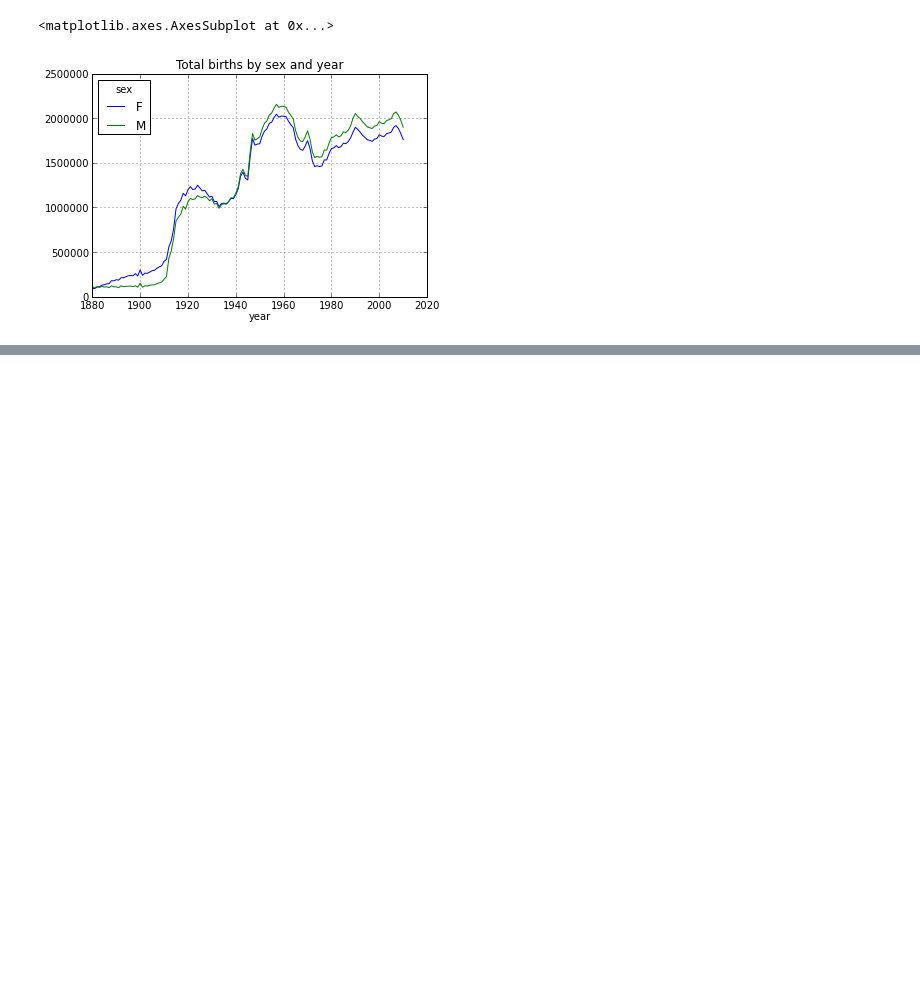
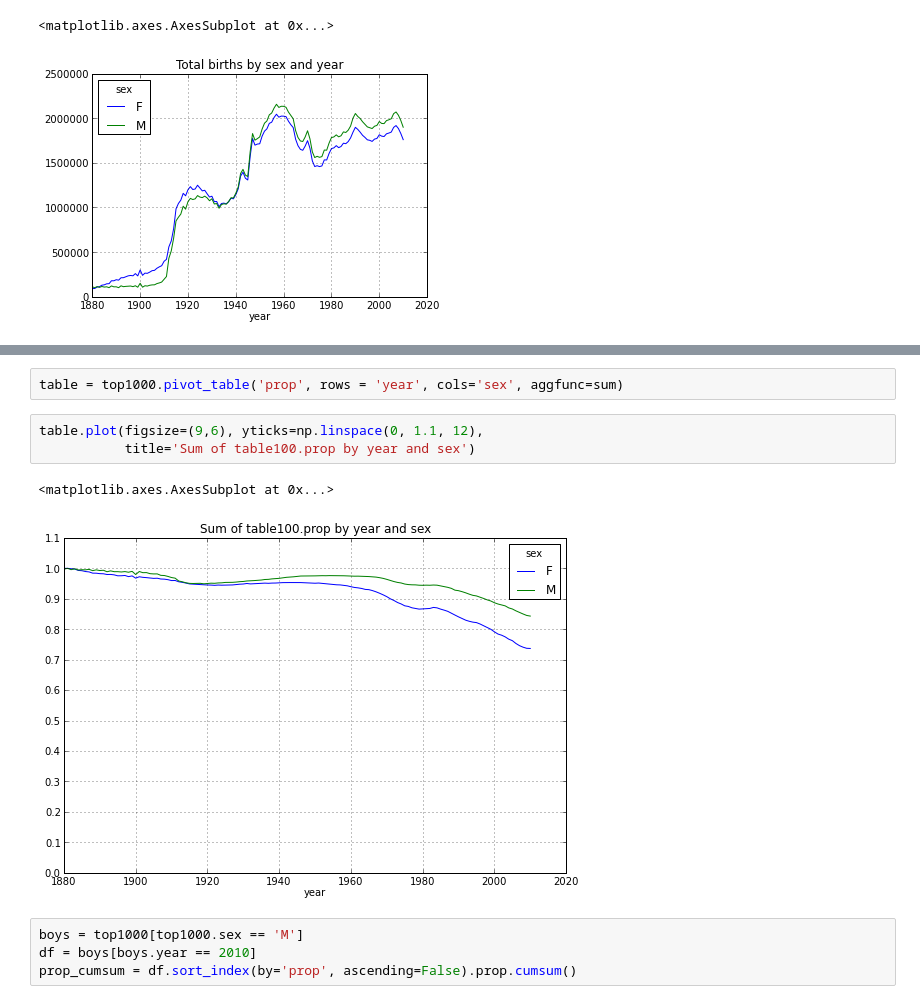
Before and after one commit to sethips/python-tutorial-slides, a Jupyter notebook: tutorial/data-process/Chp2_read_note.ipynb, the cells around one changed output, grey strips where cells are left out. Saved outputs shown, nothing was run; the diff lists cells and outputs as text; blank space fills up the shorter version.

```diff
--- a/tutorial/data-process/Chp2_read_note.ipynb
+++ b/tutorial/data-process/Chp2_read_note.ipynb
@@ -466,0 +519,12 @@ Populating the interactive namespace from numpy and matplotlib
+# %%
+table = top1000.pivot_table('prop', rows = 'year', cols='sex', aggfunc=sum)
+# %%
+table.plot(figsize=(9,6), yticks=np.linspace(0, 1.1, 12),
+           title='Sum of table100.prop by year and sex')
+# %% [output]
+<matplotlib.axes.AxesSubplot at 0x...>
+[figure, added]
+# %%
+boys = top1000[top1000.sex == 'M']
+df = boys[boys.year == 2010]
+prop_cumsum = df.sort_index(by='prop', ascending=False).prop.cumsum()
```
Also changed, not shown: parts of 25 cells of this notebook.
